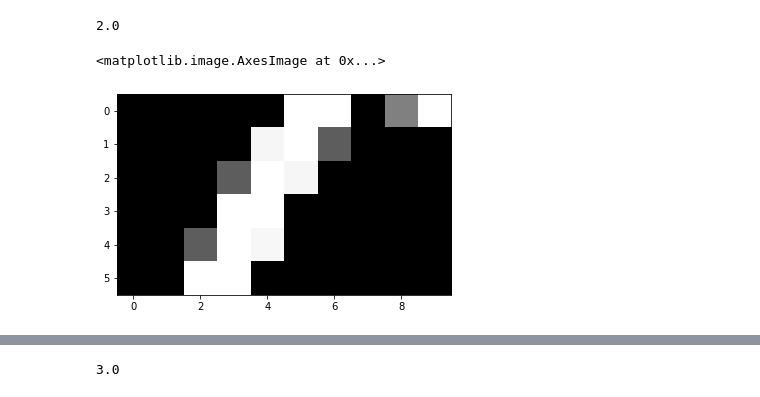
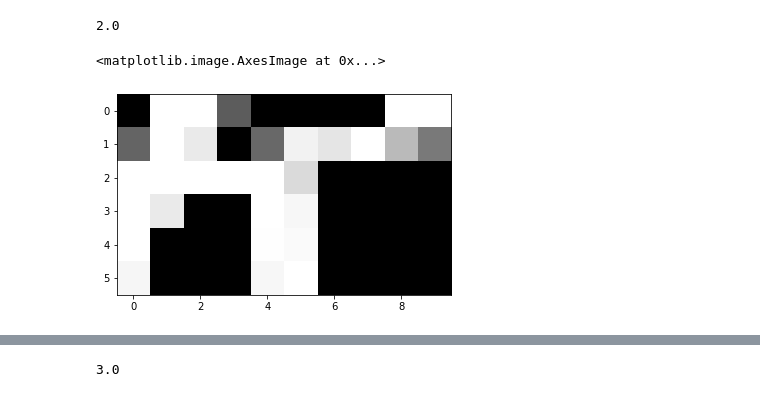
Before and after one commit to jgranley/CS291a, a Jupyter notebook: notebooks/tf_p2p.ipynb, the cells around one changed output, grey strips where cells are left out. Drawn from its saved outputs; the diff is of its cells as text; code cells hidden in the pictures.

```diff
--- a/notebooks/tf_p2p.ipynb
+++ b/notebooks/tf_p2p.ipynb
@@ -937,7 +937,8 @@ json.dump(conventional_mses, open("../results/alphabet/conventional.json", 'w'))
 epochs = [i for i in range(1200)
 # %%
 plt.figure(figsize=(12, 12))
+implant = ArgusII(rot=30)
 implant.plot()
-model.plot()
+# model.plot()
 # %% [output]
 <AxesSubplot:xlabel='x (microns)', ylabel='y (microns)'>
@@ -947,8 +953,8 @@ np.max(targets[0])
 # %% [output]
 2.0
 # %%
-plt.imshow(encode(targets[0], implant, model, stimrange=(0, 3), maxval=2)[:, 1].reshape(6, 10), cmap='gray')
+plt.imshow(encode(targets[1000], implant, model, stimrange=(0, 3), maxval=2)[:, 1].reshape(6, 10), cmap='gray')
 # %% [output]
 <matplotlib.image.AxesImage at 0x...>
-[figure, old version]
+[figure, new version]
 # %%
```
Also changed, not shown: parts of 3 cells of this notebook, 1 other file.
